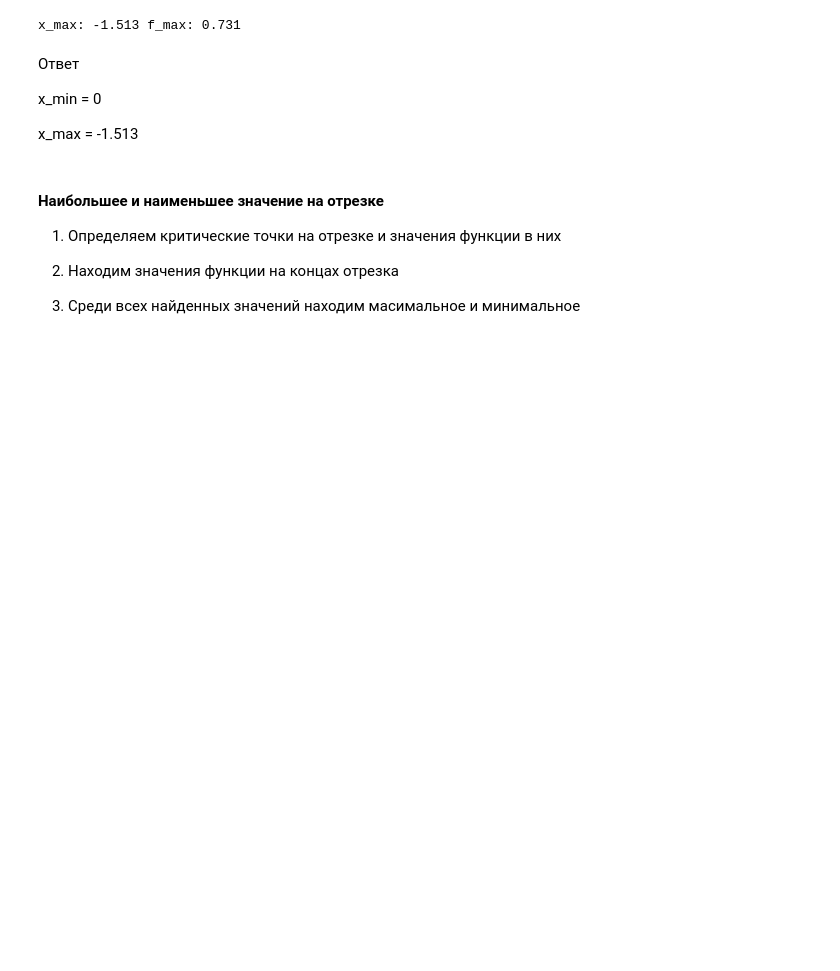
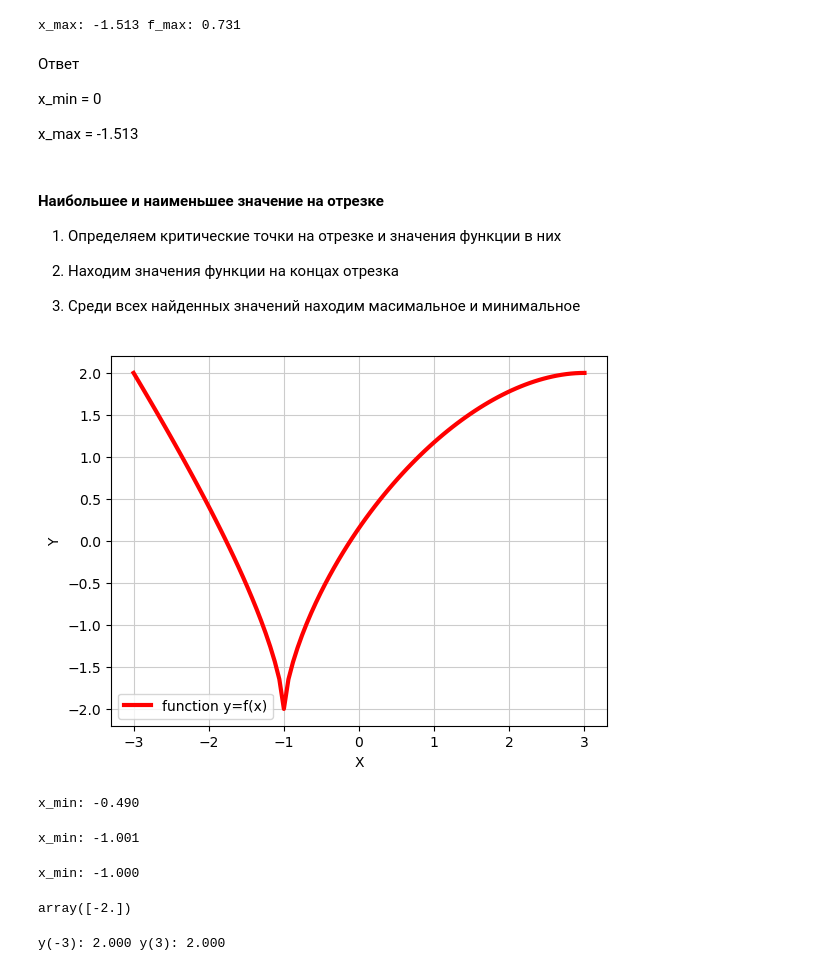
Before and after one commit to igor-novozhilov/Math_with_Python, a Jupyter notebook: 2025-05-13_Matematika_na_Python.ipynb, the cells around one changed output. Saved outputs shown, nothing was run; the diff lists cells and outputs as text; code cells hidden in the pictures; blank space fills up the shorter version.

```diff
--- a/2025-05-13_Matematika_na_Python.ipynb
+++ b/2025-05-13_Matematika_na_Python.ipynb
@@ -841,4 +841,53 @@ x_max = -1.513
 
 3. Среди всех найденных значений находим масимальное и минимальное
 # %%
+"2025-06-09"
 # Пример 16
+"Найти наибольшее и наименьшее значение функции на отрезке"
+import numpy as np
+import matplotlib.pyplot as plt
+import sympy as sp
+from sympy import *
+x, y = symbols('x y')
+fun = lambda x: np.cbrt(2*(x+1)**2 * (5-x)) - 2
+'График'
+x = np.linspace(-3, 3, 100)
+plt.plot(x, fun(x), lw = 3, color = 'red', label = "function y=f(x)")
+plt.xlabel('X')
+plt.ylabel('Y')
+plt.grid(True, linestyle = '-', color = '0.8')
+plt.legend()
+plt.show()
+# %% [output]
+[figure, added]
+# %%
+'Ищем экстремум на отрезке [3; 3] Минимум'
+from scipy.optimize import minimize # импорт модуля
+res = minimize(fun, -1.5)
+print('x_min: %.3f' % (res.x))
+# %% [output]
+x_min: -0.490
+# %%
+"Выше явно неверное решение"
+
+res = minimize(fun, -1.001)
+print('x_min: %.3f' % (res.x))
+# %% [output]
+x_min: -1.001
+# %%
+"Полагая, что решение х=-1, возьмём его в качестве начального уровня"
+
+res = minimize(fun, -1.0)
+print('x_min: %.3f' % (res.x))
+# %% [output]
+x_min: -1.000
+# %%
+"Значение функции в точке мигимума"
+fun(res.x)
+# %% [output]
+array([-2.])
+# %%
+"Значение функции на концах отрезка"
+print('у(-3): %.3f у(3): %.3f' % (fun(-3), fun(3)))
+# %% [output]
+у(-3): 2.000 у(3): 2.000
```
Also changed, not shown: parts of 12 cells of this notebook.
